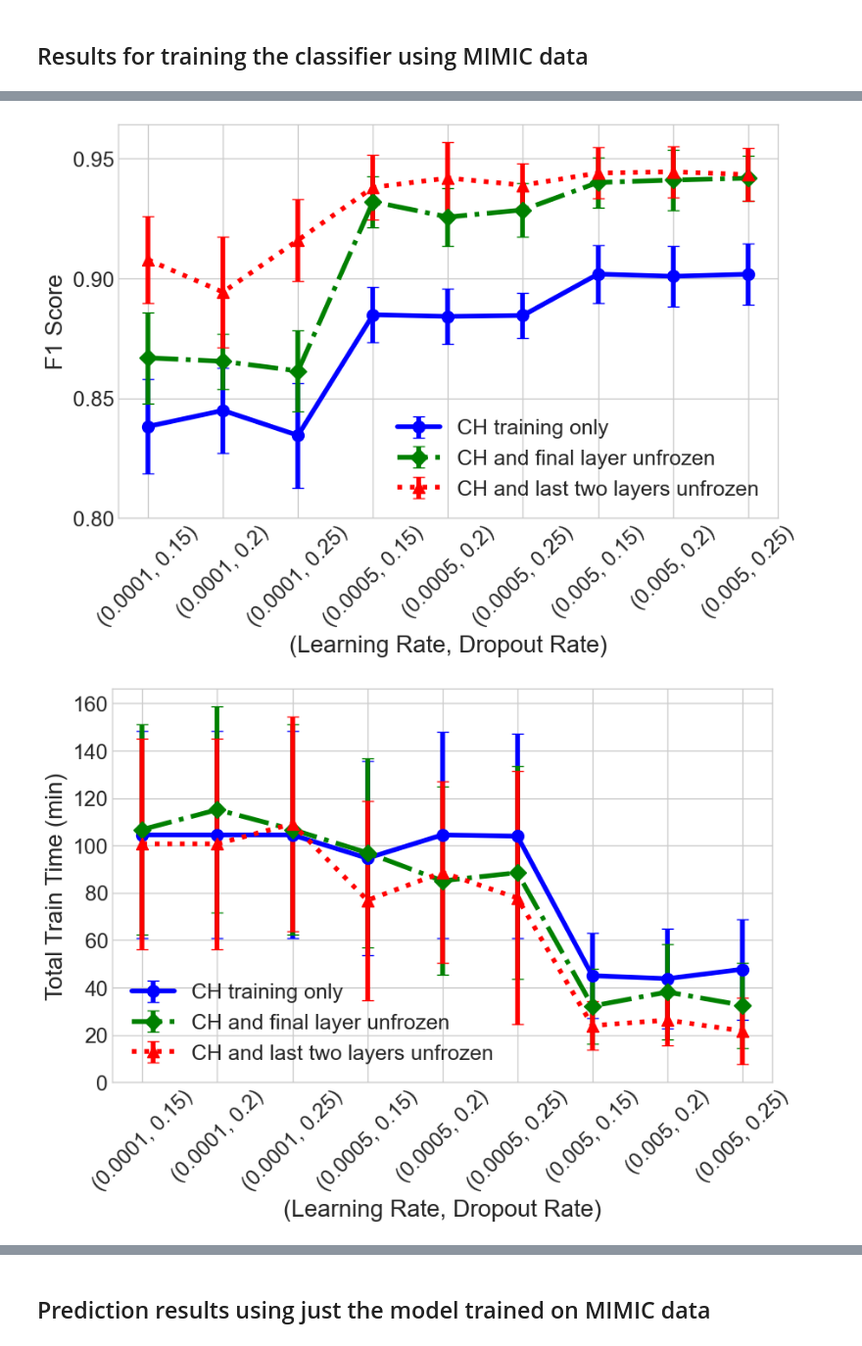
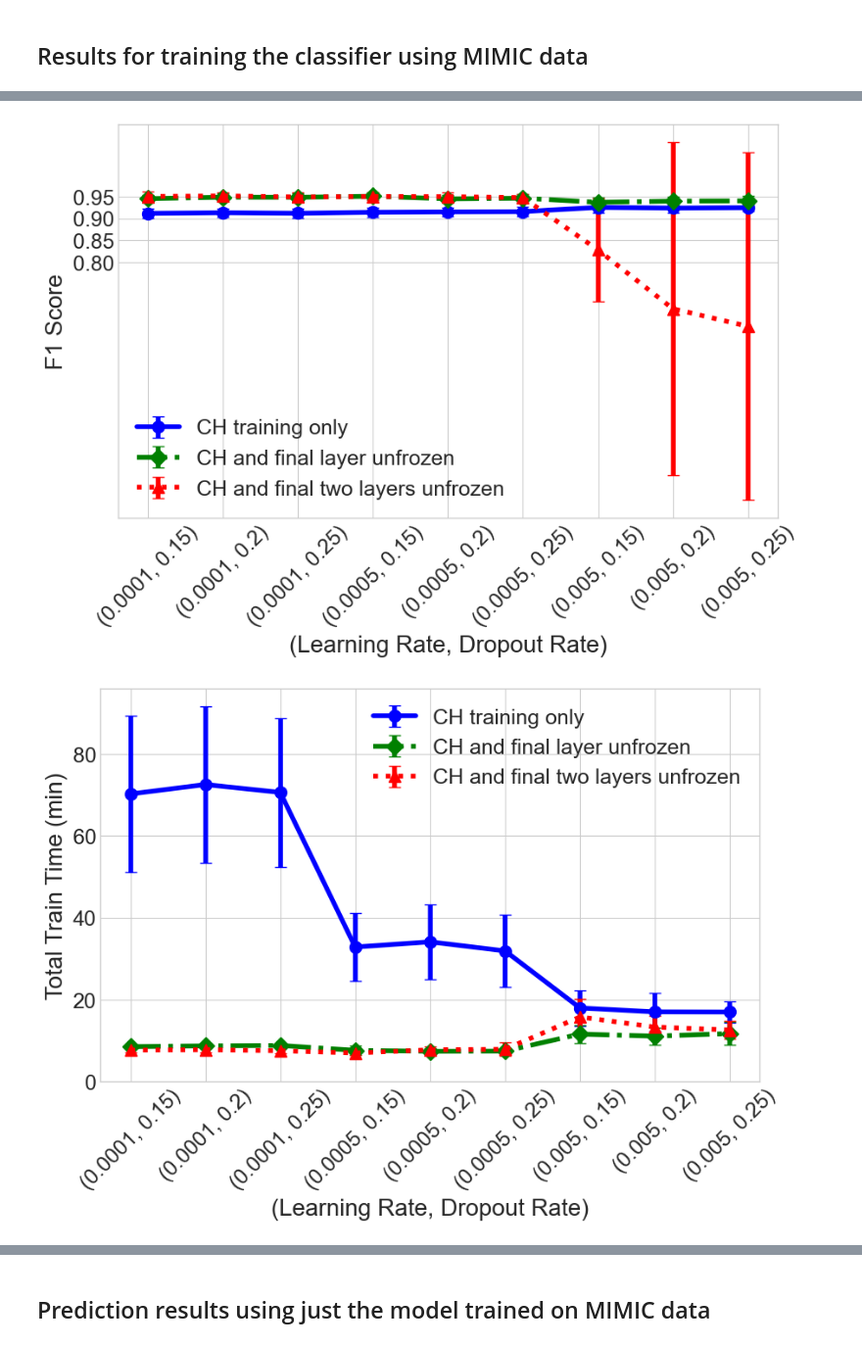
Before and after one commit to CRMDS/Kinetic-Injury-Triage, a Jupyter notebook: Results/resultsAnalysis.ipynb, the cells around one changed output, grey strips where cells are left out. Shown at 98% size. Drawn from its saved outputs; the diff is of its cells as text; code cells hidden in the pictures.

```diff
--- a/Results/resultsAnalysis.ipynb
+++ b/Results/resultsAnalysis.ipynb
@@ -44,7 +44,7 @@ def plot_optimizer_results(results_data, optimizer, metric='accuracy', metric_er
         learning_rates = [0.0001, 0.0005, 0.005]
     elif modeling_type == 'finetuning' or modeling_type == 'finetune_prediction':
         dropouts = [0.15, 0.2, 0.25]
-        learning_rates = [0.0001, 0.0005]
+        learning_rates = [0.0001, 0.0005, 0.005]
     else:
         raise ValueError("Invalid modeling type. Choose from 'training', 'finetuning', or 'prediction'.")
     # Create a list of combinations of learning rates and dropouts
@@ -109,7 +109,7 @@ def plot_optimizer_results(results_data, optimizer, metric='accuracy', metric_er
         plt.errorbar(x_labels, uf_data[metric], yerr=uf_data[metric_err],
                      marker=markers[int(uf)], color=colours[int(uf)],
                      linestyle=linestyles[int(uf)], linewidth=4,
-                     label=labels[int(uf)], capsize=5, elinewidth=4,
+                     label=Labels[int(uf)], capsize=5, elinewidth=4,
                      markeredgewidth=1, markersize=10)
 
     # if yaxisticks is not empty, set the y axis ticks
@@ -130,10 +130,10 @@ def plot_optimizer_results(results_data, optimizer, metric='accuracy', metric_er
 # Get the data
 results_data = pd.read_csv('training_results.csv')
 # %%
-# Get the time report -- this is from the sacct report of the jobs, since we found the times saved from the scripts are not accurate
-train_time_data = pd.read_csv('training_time_analysis.csv')
+# Get the time report -- this is from the nextflow report of the jobs.
+train_time_data = pd.read_csv('Summary_train_timeAnalysis.csv')
 # convert the time to minutes
-train_time_data['TrainingTimeMin'] = train_time_data['TrainingTimeSeconds'].astype(float) / 60
-train_time_data['TrainingTimeMinStd'] = train_time_data['TrainingTimeStd'].astype(float) / 60
+train_time_data['TrainingTimeMin'] = train_time_data['mean_walltime_sec'].astype(float) / 60
+train_time_data['TrainingTimeMinStd'] = train_time_data['std_walltime'].astype(float) / 60
 # %%
 # Accuracy plot
@@ -143,15 +143,15 @@ plot_optimizer_results(results_data, 'SGD', metric='accuracy', metric_err='accur
 # %%
 # F1 Score plot
-plot_optimizer_results(results_data, 'SGD', metric='f1_score', metric_err='f1_score_std',
+plot_optimizer_results(results_data, 'AdamW', metric='f1_score', metric_err='f1_score_std',
     modeling_type='training', yaxisticks=[0.8, 0.96, 0.05])
 # %% [output]
-[figure, old version]
+[figure, new version]
 # %%
 # Training time plot
-plot_optimizer_results(train_time_data, 'SGD', metric='TrainingTimeMin', metric_err='TrainingTimeMinStd',
-    modeling_type='training',  yaxisticks=[0, 171, 20])
+plot_optimizer_results(train_time_data, 'AdamW', metric='TrainingTimeMin', metric_err='TrainingTimeMinStd',
+    modeling_type='training',  yaxisticks=[0, 85, 20])
 # %% [output]
-[figure, old version]
+[figure, new version]
 # %%
 # Just need to have a look at the TF/TN/FP/FN for all the optimisers, not going to save the plots
 plot_optimizer_results(results_data, 'SGD', metric='fn', metric_err='fn_std', flg_save=False)
```
Also changed, not shown: parts of 22 cells of this notebook, 2 other files.
